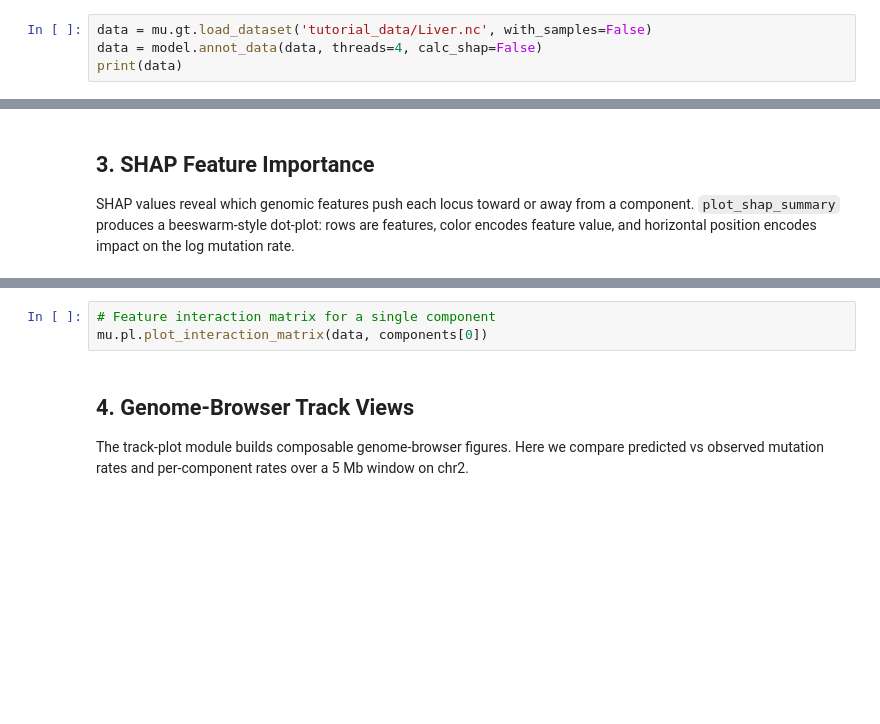
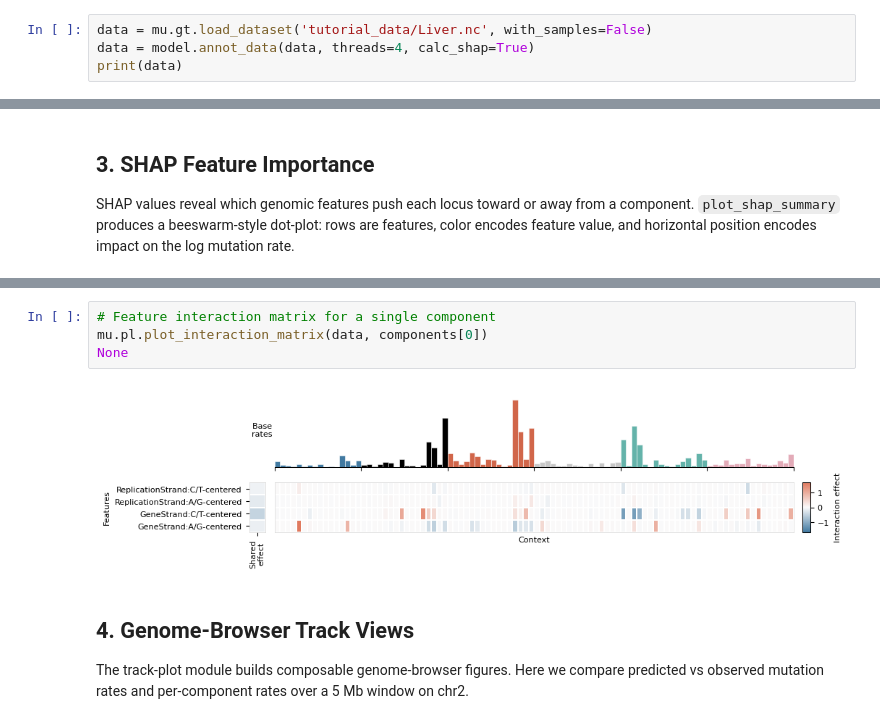
Before and after one commit to sigscape/MuTopia, a Jupyter notebook: website/source/tutorials/4.analyzing_models.ipynb, the cells around one changed output, grey strips where cells are left out. Drawn from its saved outputs; the diff is of its cells as text; blank space fills up the shorter version.

```diff
--- a/website/source/tutorials/4.analyzing_models.ipynb
+++ b/website/source/tutorials/4.analyzing_models.ipynb
@@ -31,7 +31,7 @@ marginal mutation rate predictions, and SHAP feature attributions.
 Set `calc_shap=True` to also compute SHAP values (takes a few minutes; increase `threads` to speed it up).
 # %%
 data = mu.gt.load_dataset('tutorial_data/Liver.nc', with_samples=False)
-data = model.annot_data(data, threads=4, calc_shap=False)
+data = model.annot_data(data, threads=4, calc_shap=True)
 print(data)
 # %% [output]
 INFO     Mutopia Setting up dataset state ...
@@ -85,6 +94,9 @@ mu.pl.plot_shap_summary(data, scale=40, max_size=20, figsize=(10, 6))
 # %%
 # Feature interaction matrix for a single component
 mu.pl.plot_interaction_matrix(data, components[0])
+None
+# %% [output]
+[figure, added]
 # %% [markdown]
 ## 4. Genome-Browser Track Views
 
```
Also changed, not shown: parts of 4 cells of this notebook, 6 other files.
